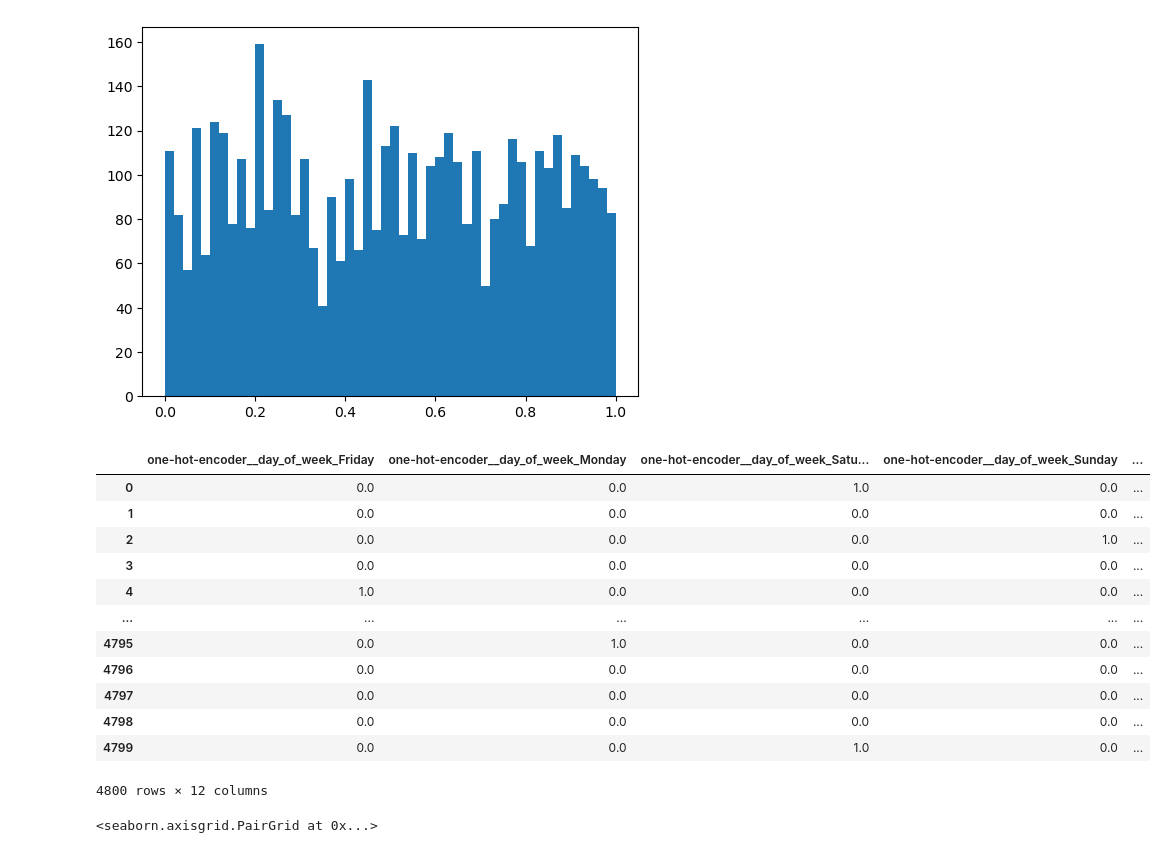
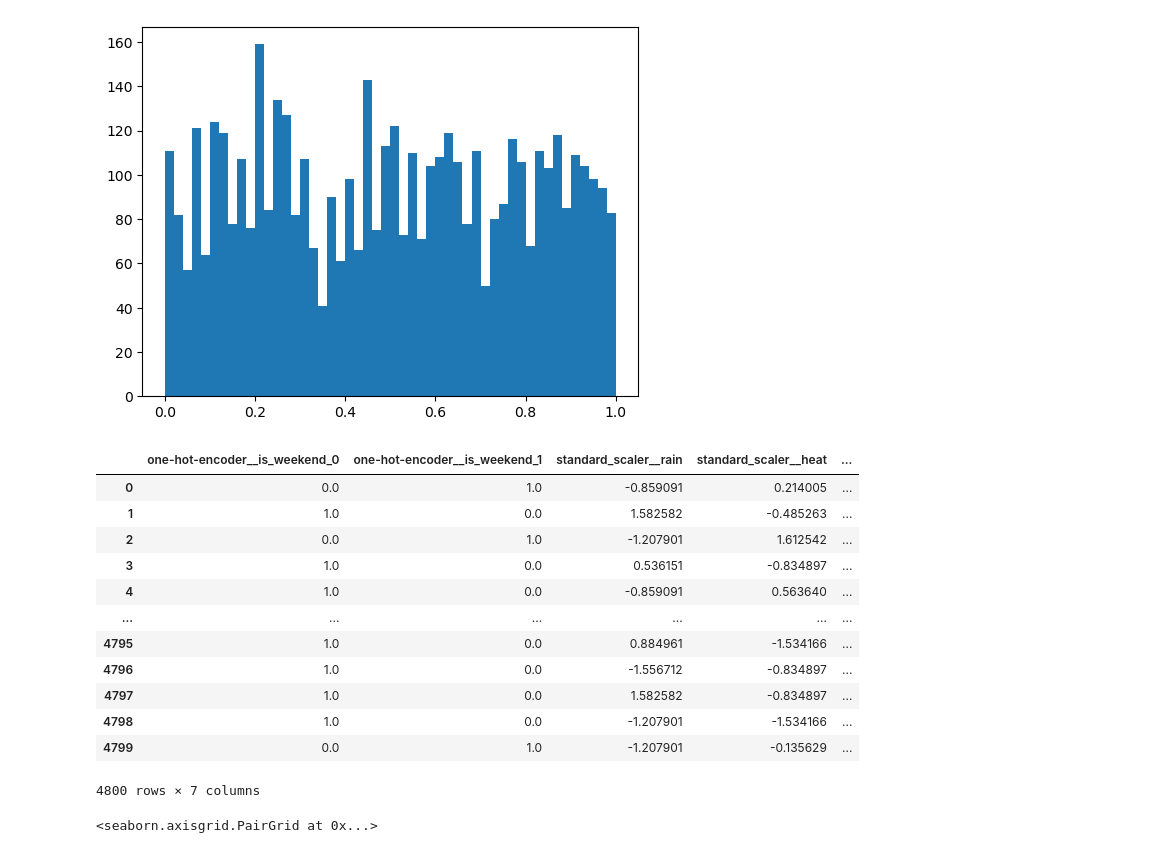
Before and after one commit to quentinchichery/hackathon-peren-2022, a Jupyter notebook: 01-exploration.ipynb, the cells around one changed output. Cells and saved outputs as stored; diff of their text form; code cells hidden in the pictures.

```diff
--- a/01-exploration.ipynb
+++ b/01-exploration.ipynb
@@ -247,37 +247,37 @@ print(df['time_norm'])
 Name: time_norm, Length: 4800, dtype: float64
 [figure]
 # %%
-categorical_features = ['day_of_week']
+categorical_features = ['is_weekend'] #day_of_week
 numeric_features = ['rain', 'heat', 'fee', 'distance']
 
 from sklearn.preprocessing import OneHotEncoder, StandardScaler
 
 categorical_preprocessor = OneHotEncoder(handle_unknown="ignore")
 numerical_preprocessor = StandardScaler()
 
 from sklearn.compose import ColumnTransformer
 
 preprocessor = ColumnTransformer([
     ('one-hot-encoder', categorical_preprocessor, categorical_features),
     ('standard_scaler', numerical_preprocessor, numeric_features)],
     remainder='passthrough')
 
-df_norm = pd.DataFrame(preprocessor.fit_transform(df[['day_of_week','rain', 'heat', 'fee', 'distance', 'time_norm']]), columns=preprocessor.get_feature_names_out())
+df_norm = pd.DataFrame(preprocessor.fit_transform(df[['is_weekend','rain', 'heat', 'fee', 'distance', 'time_norm']]), columns=preprocessor.get_feature_names_out())
 df_norm
 # %% [output]
-|  | one-hot-encoder__day_of_week_Friday | one-hot-encoder__day_of_week_Monday | one-hot-encoder__day_of_week_Satu... | one-hot-encoder__day_of_week_Sunday | ... |
-| 0 | 0.0 | 0.0 | 1.0 | 0.0 | ... |
-| 1 | 0.0 | 0.0 | 0.0 | 0.0 | ... |
-| 2 | 0.0 | 0.0 | 0.0 | 1.0 | ... |
-| 3 | 0.0 | 0.0 | 0.0 | 0.0 | ... |
-| 4 | 1.0 | 0.0 | 0.0 | 0.0 | ... |
+|  | one-hot-encoder__is_weekend_0 | one-hot-encoder__is_weekend_1 | standard_scaler__rain | standard_scaler__heat | ... |
+| 0 | 0.0 | 1.0 | -0.859091 | 0.214005 | ... |
+| 1 | 1.0 | 0.0 | 1.582582 | -0.485263 | ... |
+| 2 | 0.0 | 1.0 | -1.207901 | 1.612542 | ... |
+| 3 | 1.0 | 0.0 | 0.536151 | -0.834897 | ... |
+| 4 | 1.0 | 0.0 | -0.859091 | 0.563640 | ... |
 | ... | ... | ... | ... | ... | ... |
-| 4795 | 0.0 | 1.0 | 0.0 | 0.0 | ... |
-| 4796 | 0.0 | 0.0 | 0.0 | 0.0 | ... |
-| 4797 | 0.0 | 0.0 | 0.0 | 0.0 | ... |
-| 4798 | 0.0 | 0.0 | 0.0 | 0.0 | ... |
-| 4799 | 0.0 | 0.0 | 1.0 | 0.0 | ... |
+| 4795 | 1.0 | 0.0 | 0.884961 | -1.534166 | ... |
+| 4796 | 1.0 | 0.0 | -1.556712 | -0.834897 | ... |
+| 4797 | 1.0 | 0.0 | 1.582582 | -0.834897 | ... |
+| 4798 | 1.0 | 0.0 | -1.207901 | -1.534166 | ... |
+| 4799 | 0.0 | 1.0 | -1.207901 | -0.135629 | ... |
-4800 rows × 12 columns
+4800 rows × 7 columns
 # %%
 sns.pairplot(df_norm[['standard_scaler__rain', 'standard_scaler__heat', 'standard_scaler__fee', 'standard_scaler__distance', 'remainder__time_norm']])
 # %% [output]
```
